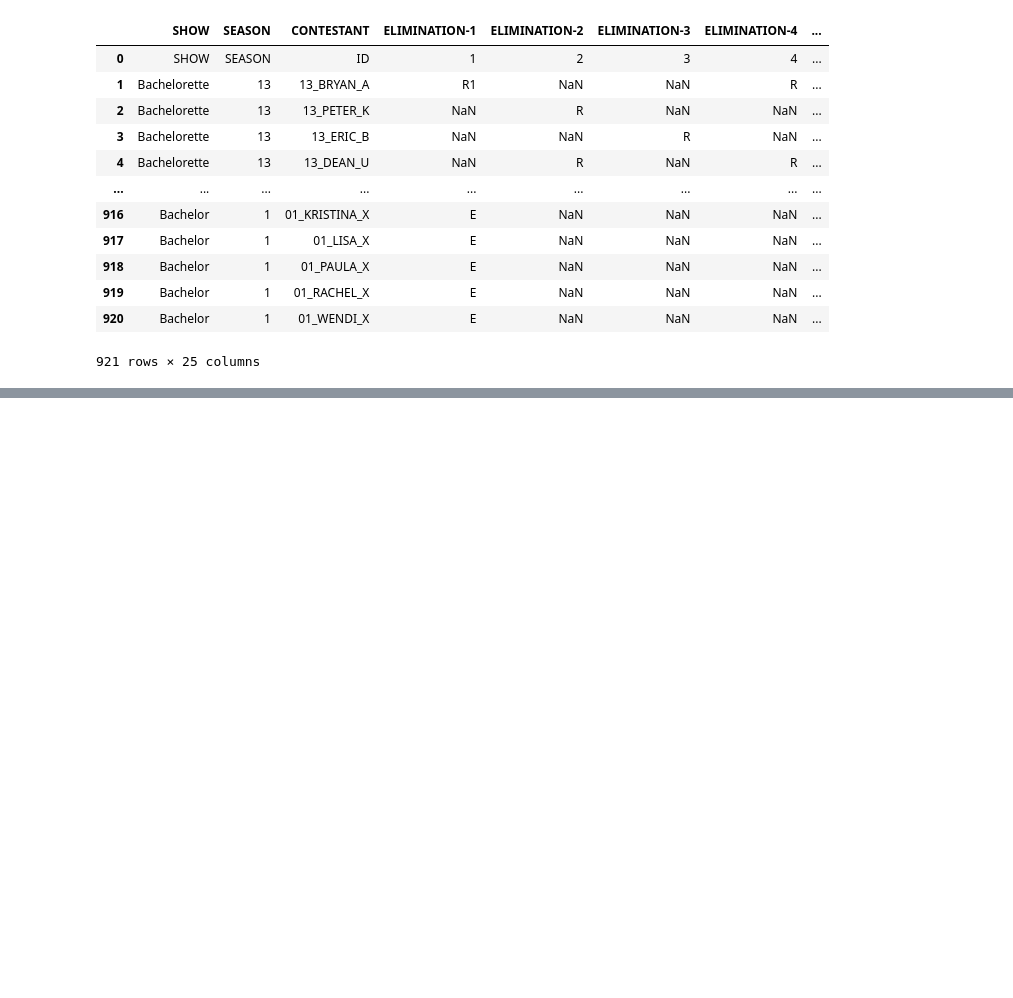
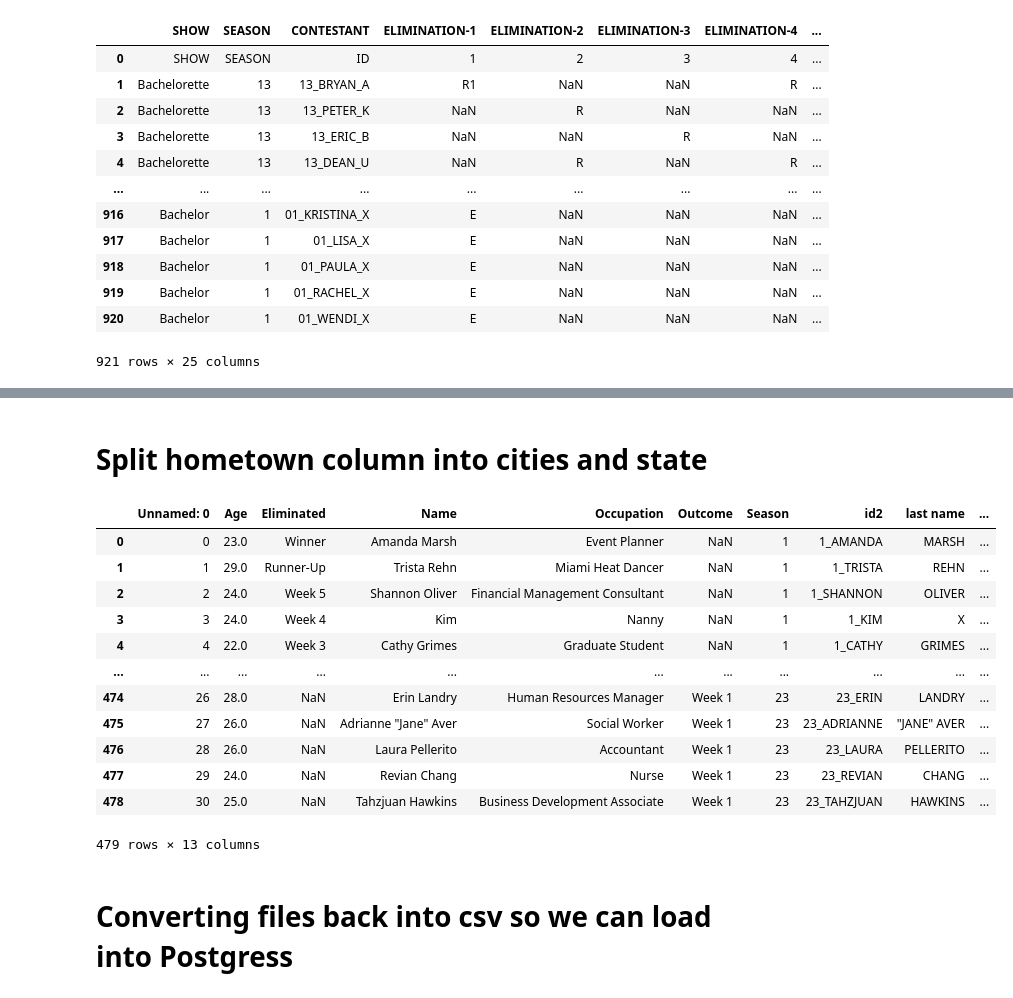
Before and after one commit to Chithra1996/etl_project, a Jupyter notebook: Cleaning Data.ipynb, the cells around one changed output, grey strips where cells are left out. Drawn from its saved outputs; the diff is of its cells as text; code cells hidden in the pictures; blank space fills up the shorter version.

```diff
--- a/Cleaning Data.ipynb
+++ b/Cleaning Data.ipynb
@@ -229,0 +258,2 @@ filename2
+# %% [markdown]
+# Split hometown column into cities and state
@@ -229,0 +263,30 @@ filename2
+# %%
+# split value columns
+filename2_subset = filename2['Hometown'].str.split(",", n = 1, expand = True)
+# %%
+# Creating new city  column from filename2_subset
+filename2["City"]= filename2_subset[0]
+# %%
+# Creating new state  column from filename2_subset
+filename2["State"]= filename2_subset[1]
+# %%
+# Dropping old Hometown columns
+filename2.drop(columns =["Hometown"], inplace = True)
+# %%
+filename2
+# %% [output]
+|  | Unnamed: 0 | Age | Eliminated | Name | Occupation | Outcome | Season | id2 | last name | ... |
+| 0 | 0 | 23.0 | Winner | Amanda Marsh | Event Planner | NaN | 1 | 1_AMANDA | MARSH | ... |
+| 1 | 1 | 29.0 | Runner-Up | Trista Rehn | Miami Heat Dancer | NaN | 1 | 1_TRISTA | REHN | ... |
+| 2 | 2 | 24.0 | Week 5 | Shannon Oliver | Financial Management Consultant | NaN | 1 | 1_SHANNON | OLIVER | ... |
+| 3 | 3 | 24.0 | Week 4 | Kim | Nanny | NaN | 1 | 1_KIM | X | ... |
+| 4 | 4 | 22.0 | Week 3 | Cathy Grimes | Graduate Student | NaN | 1 | 1_CATHY | GRIMES | ... |
+| ... | ... | ... | ... | ... | ... | ... | ... | ... | ... | ... |
+| 474 | 26 | 28.0 | NaN | Erin Landry | Human Resources Manager | Week 1 | 23 | 23_ERIN | LANDRY | ... |
+| 475 | 27 | 26.0 | NaN | Adrianne "Jane" Aver | Social Worker | Week 1 | 23 | 23_ADRIANNE | "JANE" AVER | ... |
+| 476 | 28 | 26.0 | NaN | Laura Pellerito | Accountant | Week 1 | 23 | 23_LAURA | PELLERITO | ... |
+| 477 | 29 | 24.0 | NaN | Revian Chang | Nurse | Week 1 | 23 | 23_REVIAN | CHANG | ... |
+| 478 | 30 | 25.0 | NaN | Tahzjuan Hawkins | Business Development Associate | Week 1 | 23 | 23_TAHZJUAN | HAWKINS | ... |
+479 rows × 13 columns
+# %% [markdown]
+# Converting files back into csv so we can load into Postgress
```
Also changed, not shown: parts of 6 cells of this notebook, 3 other files.
